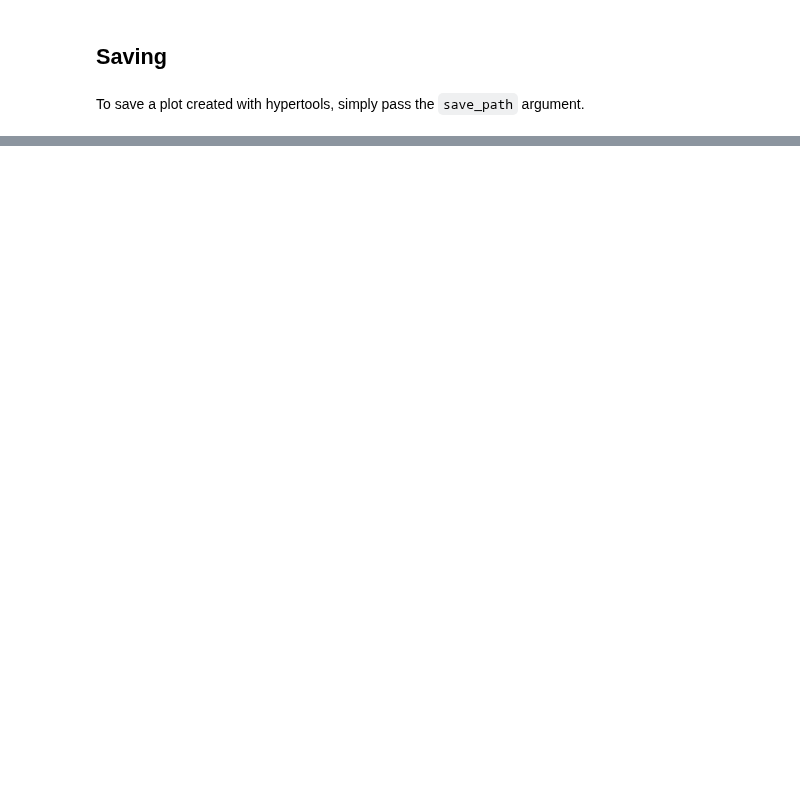
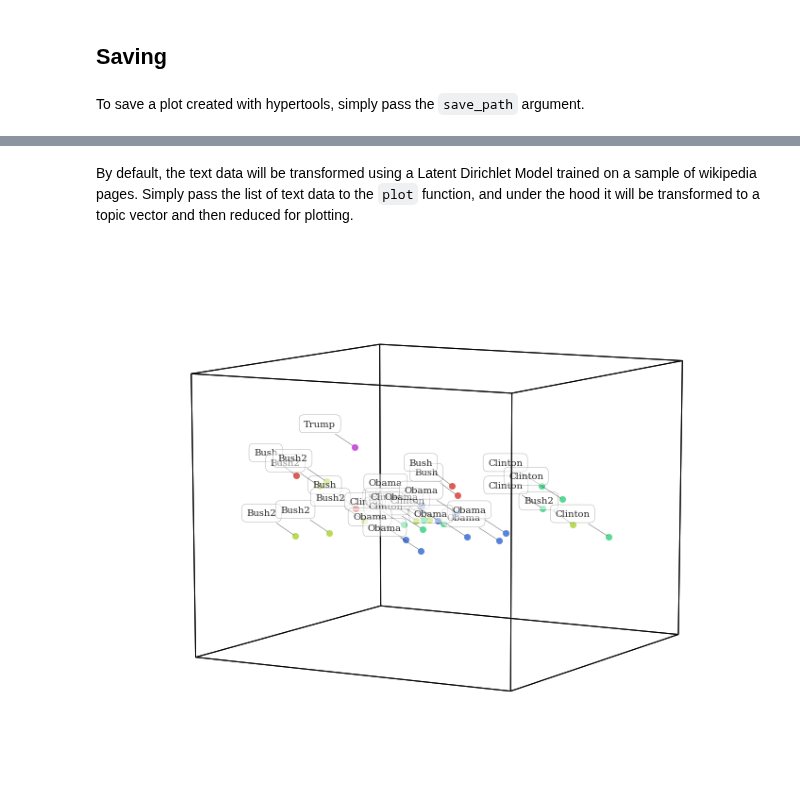
Before and after one commit to ContextLab/hypertools, a Jupyter notebook: docs/tutorials/plot.ipynb, the cells around one changed output, grey strips where cells are left out. Saved outputs shown, nothing was run; the diff lists cells and outputs as text; code cells hidden in the pictures; blank space fills up the shorter version.

```diff
--- a/docs/tutorials/plot.ipynb
+++ b/docs/tutorials/plot.ipynb
@@ -162,0 +202,8 @@ To save a plot created with hypertools, simply pass the `save_path` argument.
+# %%
+docs, hue, labels = hyp.load('sotus')
+# %% [markdown]
+By default, the text data will be transformed using a Latent Dirichlet Model trained on a sample of wikipedia pages. Simply pass the list of text data to the `plot` function, and under the hood it will be transformed to a topic vector and then reduced for plotting.
+# %%
+geo = hyp.plot(docs, 'o', hue=labels, labels=labels, size=[10, 8])
+# %% [output]
+[figure, added]
```
Also changed, not shown: parts of 21 cells of this notebook, 43 other files.
